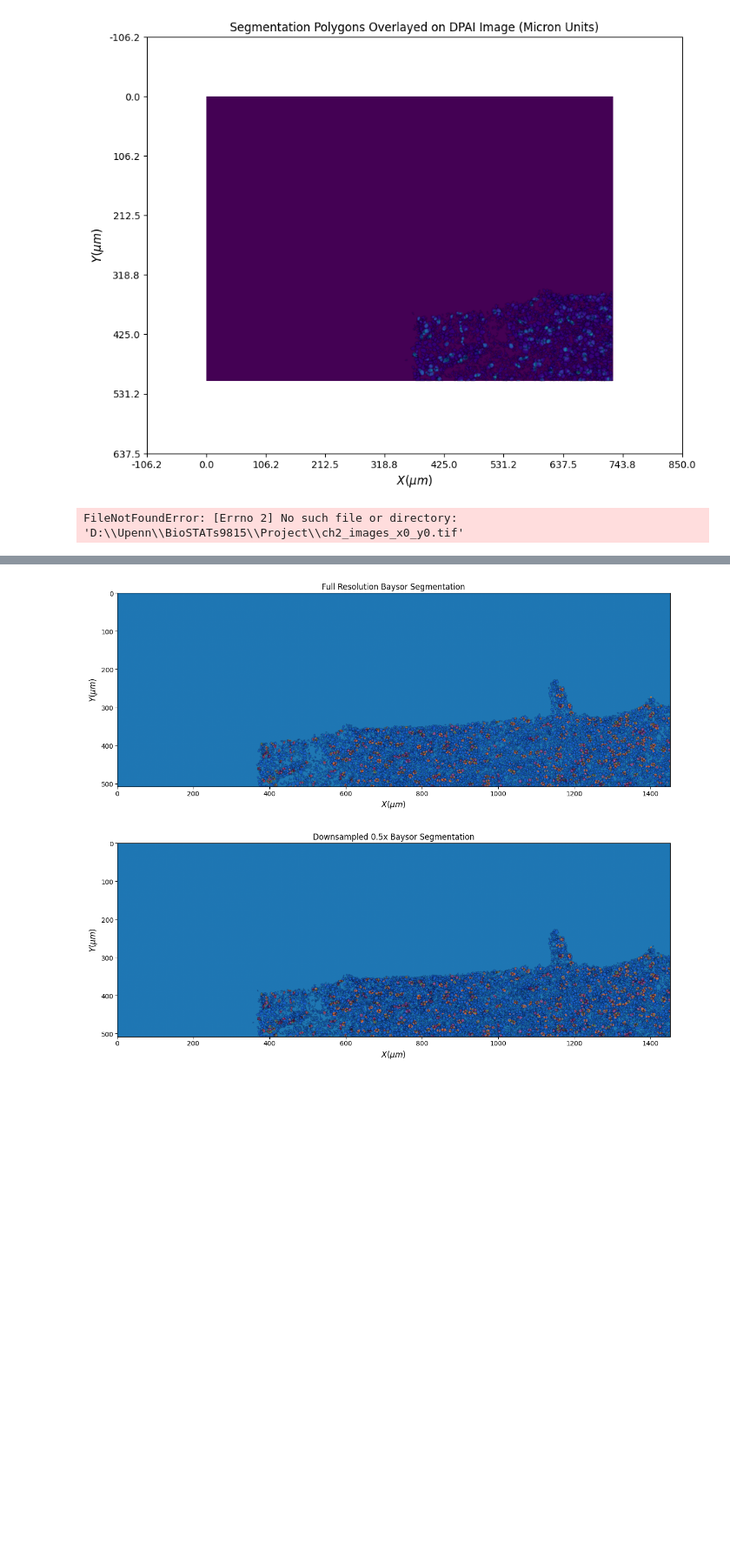
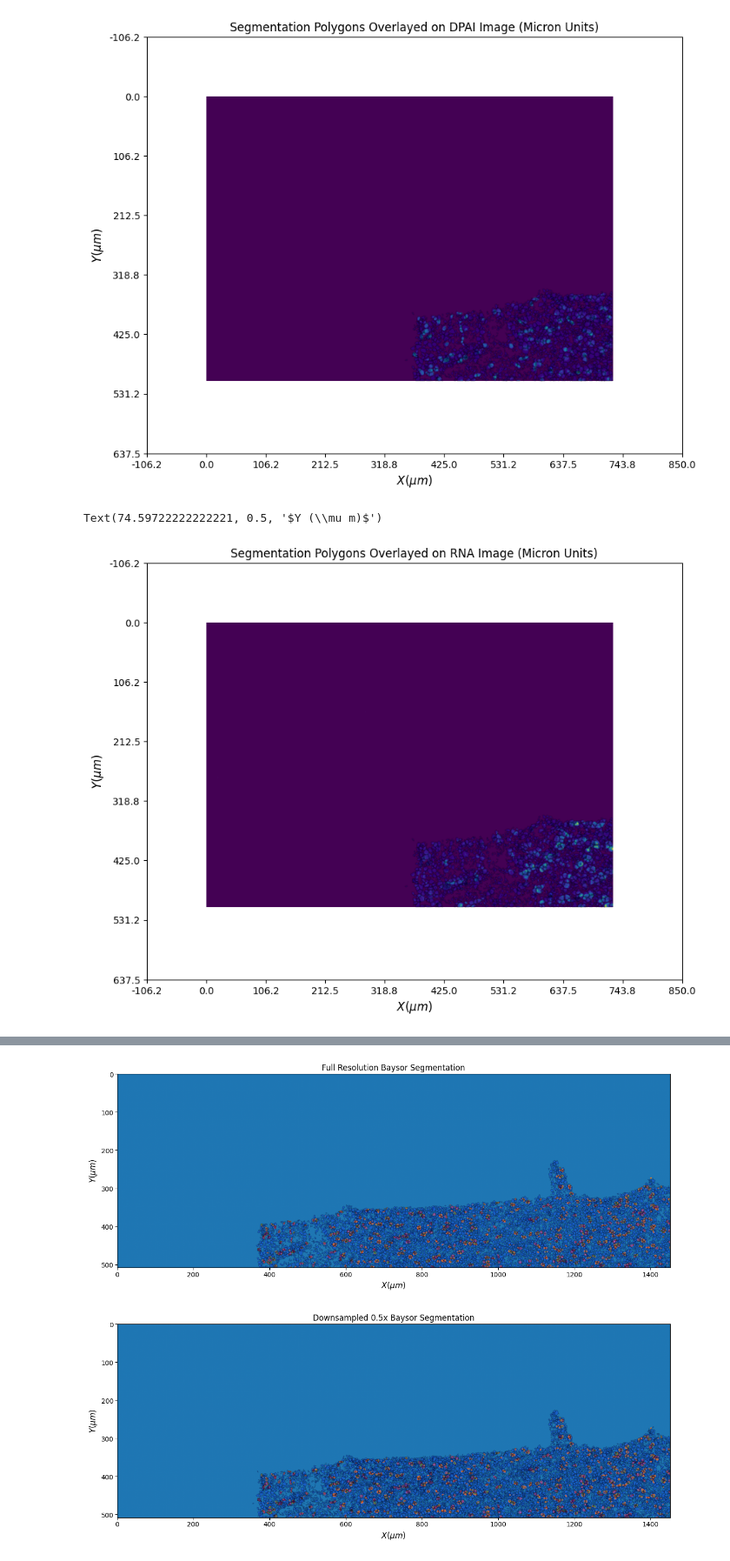
Before and after one commit to guillemchillon/STimage_benchmarks, a Jupyter notebook: code/aim2_cell_segmentation/baysor_visualize_output.ipynb, the cells around one changed output, grey strips where cells are left out. Shown at 87% size. Saved outputs shown, nothing was run; the diff lists cells and outputs as text; code cells hidden in the pictures; blank space fills up the shorter version.

```diff
--- a/code/aim2_cell_segmentation/baysor_visualize_output.ipynb
+++ b/code/aim2_cell_segmentation/baysor_visualize_output.ipynb
@@ -72,33 +72,34 @@ transcript range (in pixel): 27 3414 11 2390
 Text(74.59722222222221, 0.5, '$Y (\\mu m)$')
 [figure]
 # %%
-fullres_img_dapi = tiff.imread("D:/Upenn/BioSTATs9815/Project/ch2_images_x0_y0.tif", is_ome=False, level=0)
+fullres_img_dapi = tiff.imread("D:/Upenn/BioSTATs9815/Project/morphology_patch/ch2_images_x0_y0.tif", is_ome=False, level=0)
 
 # Plot the full resolution image first
 fig, ax = plt.subplots(figsize=(10, 10))
 ax.imshow(fullres_img_dapi, cmap="viridis", origin='upper')  # Ensure correct orientation of the image
 
 # Plot the polygons on top of the image with adjusted coordinates
 gdf.plot(ax=ax, color='blue', edgecolor='black', alpha=0.2, aspect='equal')  # Adjust alpha for transparency if needed
 
 # Add a title and show the plot
 ax.set_title("Segmentation Polygons Overlayed on RNA Image (Micron Units)")
 
 # Calculate micron tick positions and labels
 xticks_pix = ax.get_xticks()
 yticks_pix = ax.get_yticks()
 
 xticks_micron = xticks_pix * PIXEL_TO_MICRON
 yticks_micron = yticks_pix * PIXEL_TO_MICRON
 
 ax.set_xticks(xticks_pix)
 ax.set_yticks(yticks_pix)
 ax.set_xticklabels(np.round(xticks_micron, 1))
 ax.set_yticklabels(np.round(yticks_micron, 1))
 
 # Set axis labels
 ax.set_xlabel(r'$X (\mu m)$', fontsize=12)
 ax.set_ylabel(r'$Y (\mu m)$', fontsize=12)
 # %% [output]
-FileNotFoundError: [Errno 2] No such file or directory: 'D:\\Upenn\\BioSTATs9815\\Project\\ch2_images_x0_y0.tif'
+Text(74.59722222222221, 0.5, '$Y (\\mu m)$')
+[figure, added]
 # %%
```
Also changed, not shown: parts of 4 cells of this notebook.
